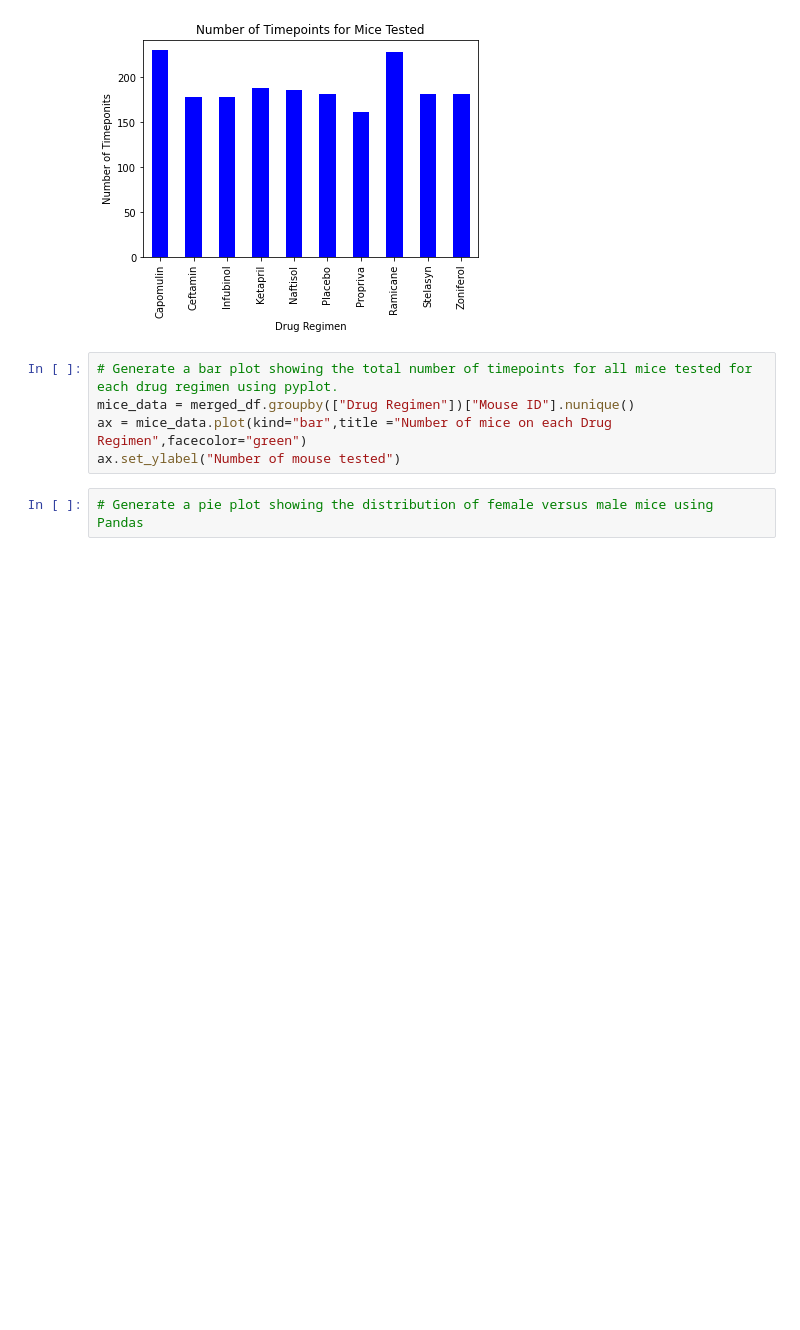
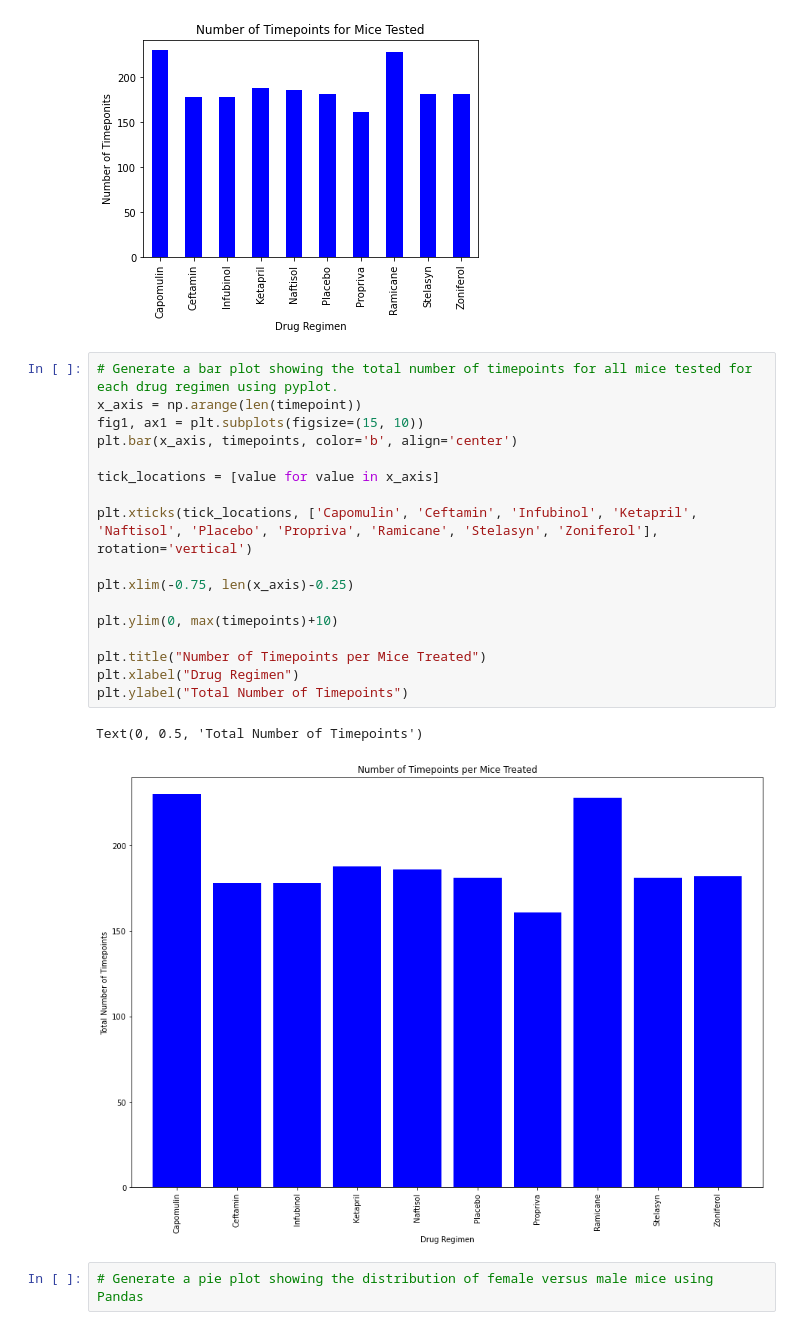
Before and after one commit to Brack1345/matplotlib_challenge, a Jupyter notebook: pymaceuticals_starter.ipynb, the cells around one changed output. Saved outputs shown, nothing was run; the diff lists cells and outputs as text; blank space fills up the shorter version.

```diff
--- a/pymaceuticals_starter.ipynb
+++ b/pymaceuticals_starter.ipynb
@@ -177,11 +177,26 @@ plt.title("Number of Timepoints for Mice Tested")
 plt.show()
 # %% [output]
 [figure]
-# %%
-# Generate a bar plot showing the total number of timepoints for all mice tested for each drug regimen using pyplot.
-mice_data = merged_df.groupby(["Drug Regimen"])["Mouse ID"].nunique()
-ax = mice_data.plot(kind="bar",title ="Number of mice on each Drug Regimen",facecolor="green")
-ax.set_ylabel("Number of mouse tested")
+# %%
+# Generate a bar plot showing the total number of timepoints for all mice tested for each drug regimen using pyplot.
+x_axis = np.arange(len(timepoint))
+fig1, ax1 = plt.subplots(figsize=(15, 10))
+plt.bar(x_axis, timepoints, color='b', align='center')
+
+tick_locations = [value for value in x_axis]
+
+plt.xticks(tick_locations, ['Capomulin', 'Ceftamin', 'Infubinol', 'Ketapril', 'Naftisol', 'Placebo', 'Propriva', 'Ramicane', 'Stelasyn', 'Zoniferol'],  rotation='vertical')
+
+plt.xlim(-0.75, len(x_axis)-0.25)
+
+plt.ylim(0, max(timepoints)+10)
+
+plt.title("Number of Timepoints per Mice Treated")
+plt.xlabel("Drug Regimen")
+plt.ylabel("Total Number of Timepoints")
+# %% [output]
+Text(0, 0.5, 'Total Number of Timepoints')
+[figure, added]
 # %%
 # Generate a pie plot showing the distribution of female versus male mice using Pandas
 # %%
```
